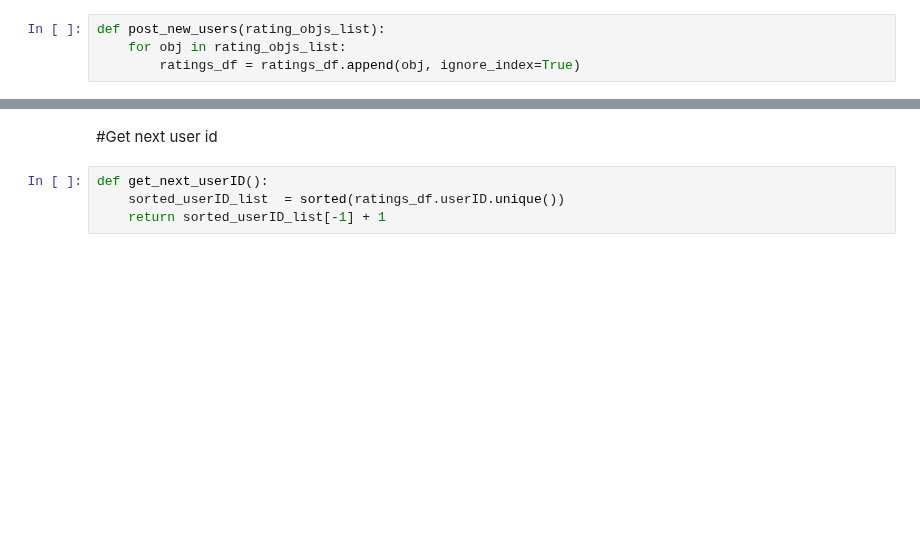
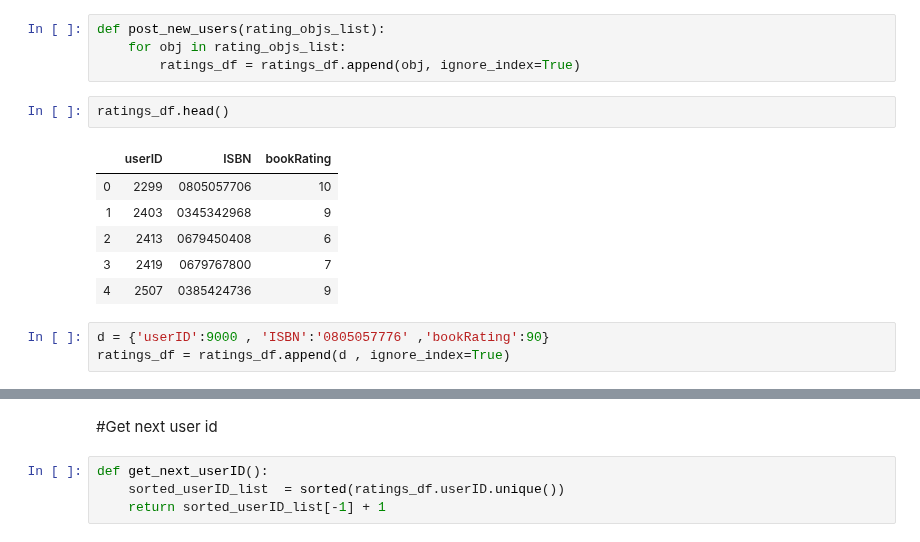
Before and after one commit to Pager07/Book-Recommendation, a Jupyter notebook: flaskblog/SVDHomeWork.ipynb, the cells around one changed output, grey strips where cells are left out. Saved outputs shown, nothing was run; the diff lists cells and outputs as text; blank space fills up the shorter version.

Commit message:
update rating fully working now

```diff
--- a/flaskblog/SVDHomeWork.ipynb
+++ b/flaskblog/SVDHomeWork.ipynb
@@ -233,3 +240,15 @@ def post_book_rating(rating_obj):
 def post_new_users(rating_objs_list):
     for obj in rating_objs_list:
         ratings_df = ratings_df.append(obj, ignore_index=True)
+# %%
+ratings_df.head()
+# %% [output]
+|  | userID | ISBN | bookRating |
+| 0 | 2299 | 0805057706 | 10 |
+| 1 | 2403 | 0345342968 | 9 |
+| 2 | 2413 | 0679450408 | 6 |
+| 3 | 2419 | 0679767800 | 7 |
+| 4 | 2507 | 0385424736 | 9 |
+# %%
+d = {'userID':9000 , 'ISBN':'0805057776' ,'bookRating':90}
+ratings_df = ratings_df.append(d , ignore_index=True)
```
Also changed, not shown: parts of 6 cells of this notebook, 3 other files.
